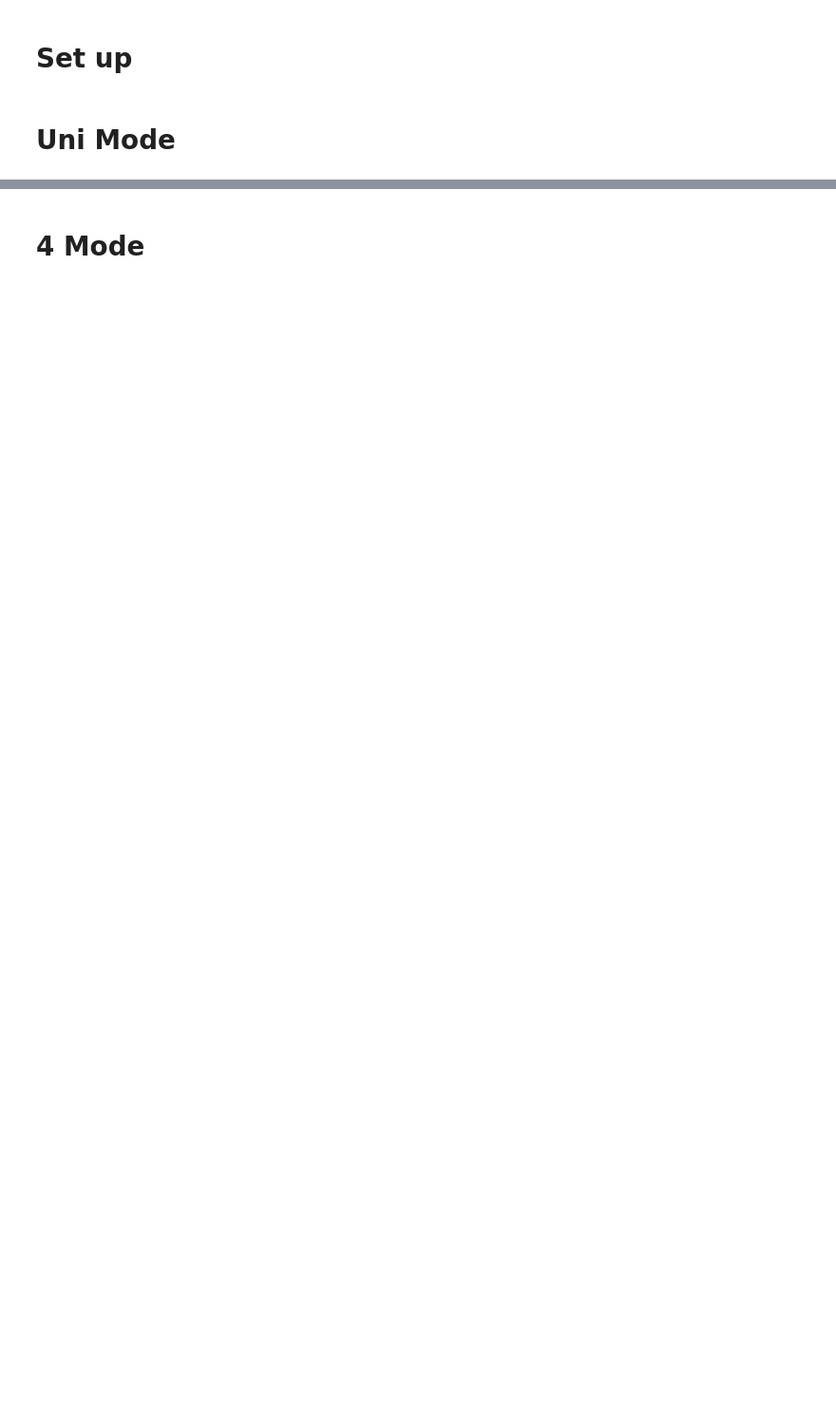
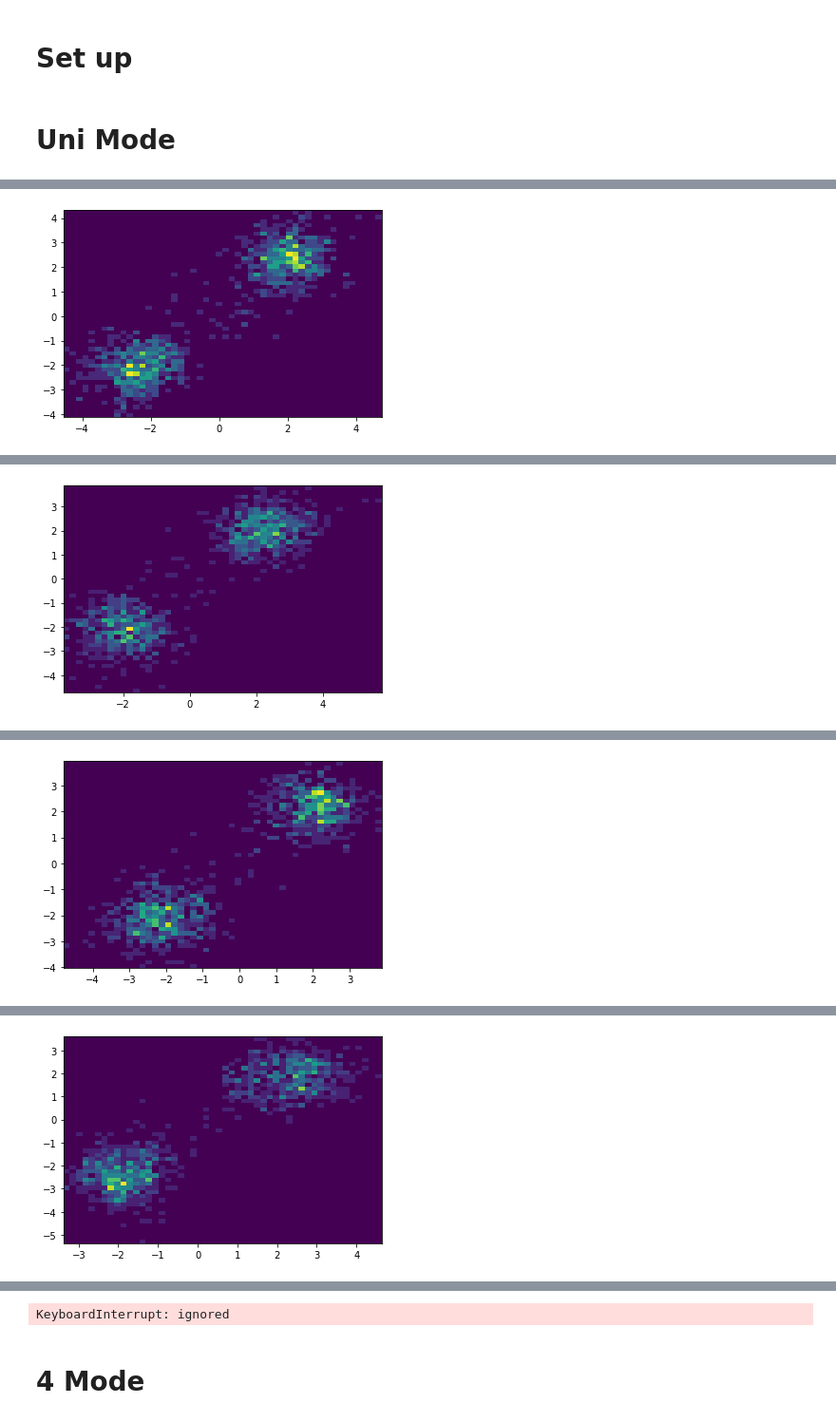
Before and after one commit to DARE-ML/GAN-proposaldistributionMCMC, a Jupyter notebook: 2dmodegan.ipynb, the cells around one changed output, grey strips where cells are left out. Shown at 95% size. Saved outputs shown, nothing was run; the diff lists cells and outputs as text; code cells hidden in the pictures; blank space fills up the shorter version.

```diff
--- a/2dmodegan.ipynb
+++ b/2dmodegan.ipynb
@@ -91,0 +227,3 @@ from Code.gan import MixtureSimplexTrainTogether
+# %%
+train.train()
+# %% [output]
@@ -91,0 +232 @@ from Code.gan import MixtureSimplexTrainTogether
+[figure, added]
@@ -91,0 +235 @@ from Code.gan import MixtureSimplexTrainTogether
+[figure, added]
@@ -91,0 +238 @@ from Code.gan import MixtureSimplexTrainTogether
+[figure, added]
@@ -91,0 +241 @@ from Code.gan import MixtureSimplexTrainTogether
+[figure, added]
@@ -92,2 +245,3 @@ from Code.gan import MixtureSimplexTrainTogether
+KeyboardInterrupt: ignored
 # %% [markdown]
 # 4 Mode
```
Also changed, not shown: parts of 16 cells of this notebook, 1 other file.
